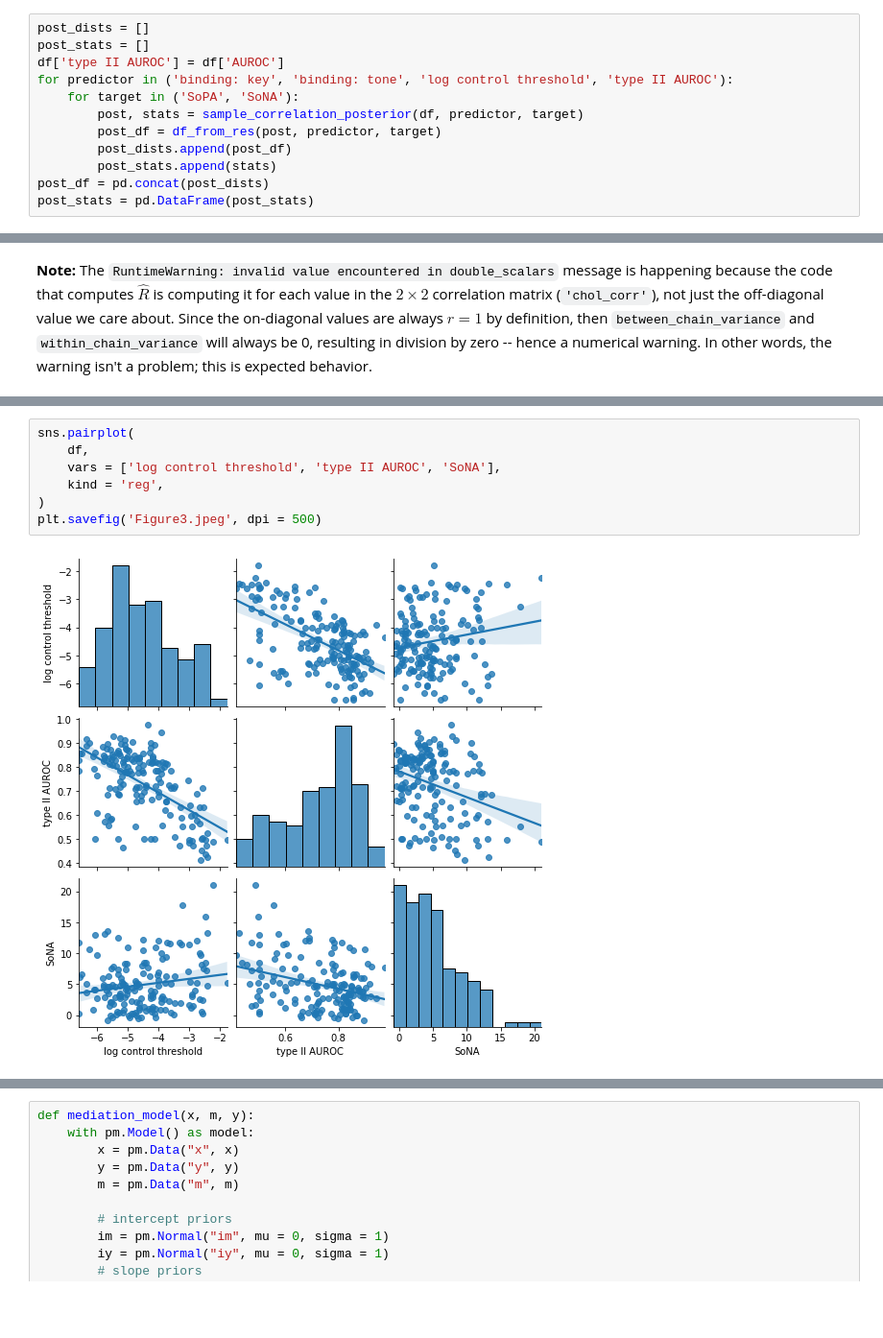
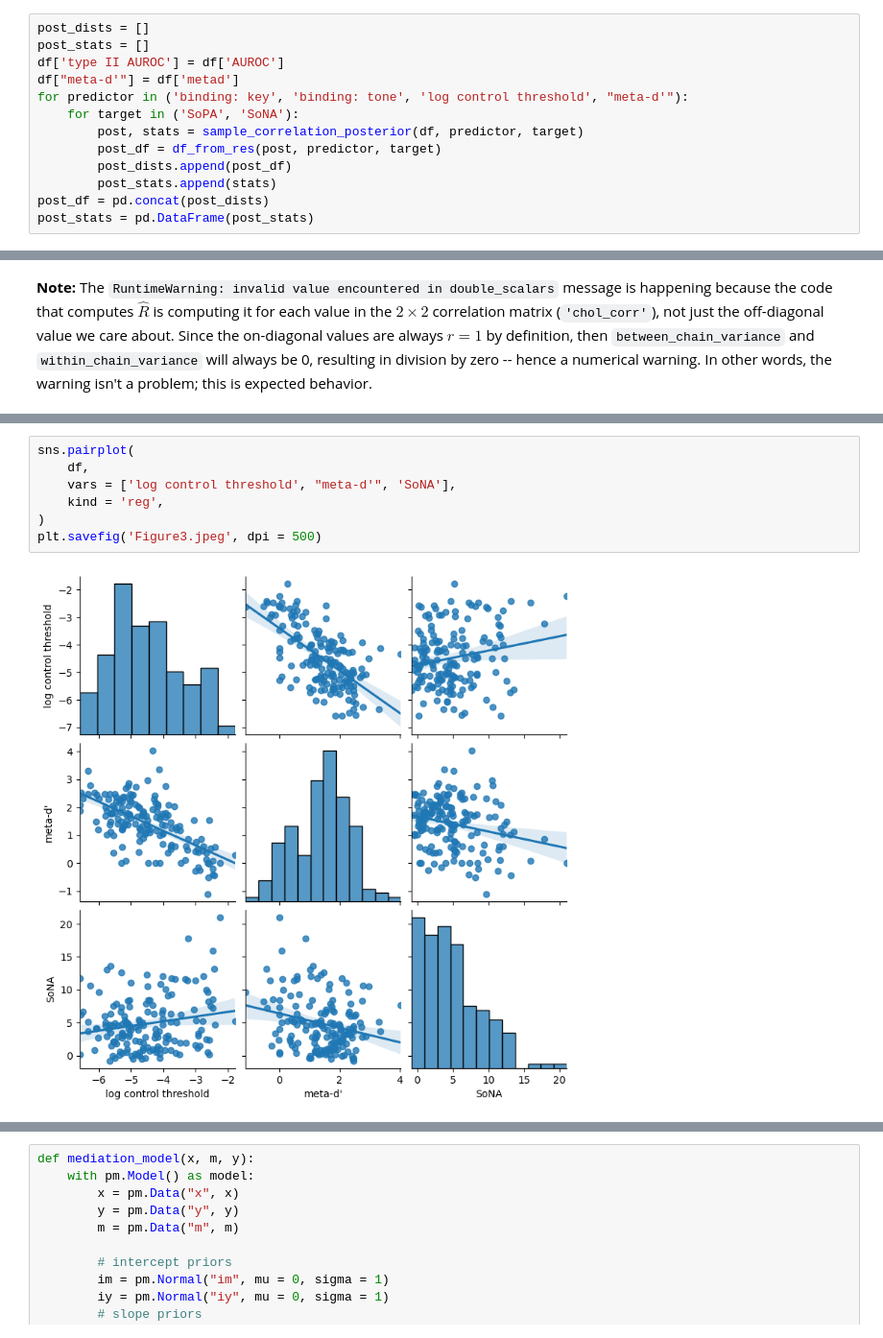
Before and after one commit to apex-lab/agency-battery-analysis, a Jupyter notebook: analysis.ipynb, the cells around one changed output, grey strips where cells are left out. Shown: that part at 96% size. Drawn from its saved outputs; the diff is of its cells as text; blank space fills up the shorter version.

Commit message:
adds meta-d' per Reviewer 2's suggestion, and adds additional exclusion criteria for SoAS per Reviewer 1's suggestion

```diff
--- a/analysis.ipynb
+++ b/analysis.ipynb
@@ -187,7 +187,8 @@ def df_from_res(res, predictor, target):
 post_dists = []
 post_stats = []
 df['type II AUROC'] = df['AUROC']
-for predictor in ('binding: key', 'binding: tone', 'log control threshold', 'type II AUROC'):
+df["meta-d'"] = df['metad']
+for predictor in ('binding: key', 'binding: tone', 'log control threshold', "meta-d'"):
     for target in ('SoPA', 'SoNA'):
         post, stats = sample_correlation_posterior(df, predictor, target)
         post_df = df_from_res(post, predictor, target)
@@ -258,11 +259,11 @@ plt.show()
 # %%
 sns.pairplot(
     df,
-    vars = ['log control threshold', 'type II AUROC', 'SoNA'],
+    vars = ['log control threshold', "meta-d'", 'SoNA'],
     kind = 'reg',
 )
 plt.savefig('Figure3.jpeg', dpi = 500)
 # %% [output]
-[figure, old version]
+[figure, new version]
 # %%
 post, stats = sample_correlation_posterior(
```
Also changed, not shown: parts of 15 cells of this notebook, 5 other files.
